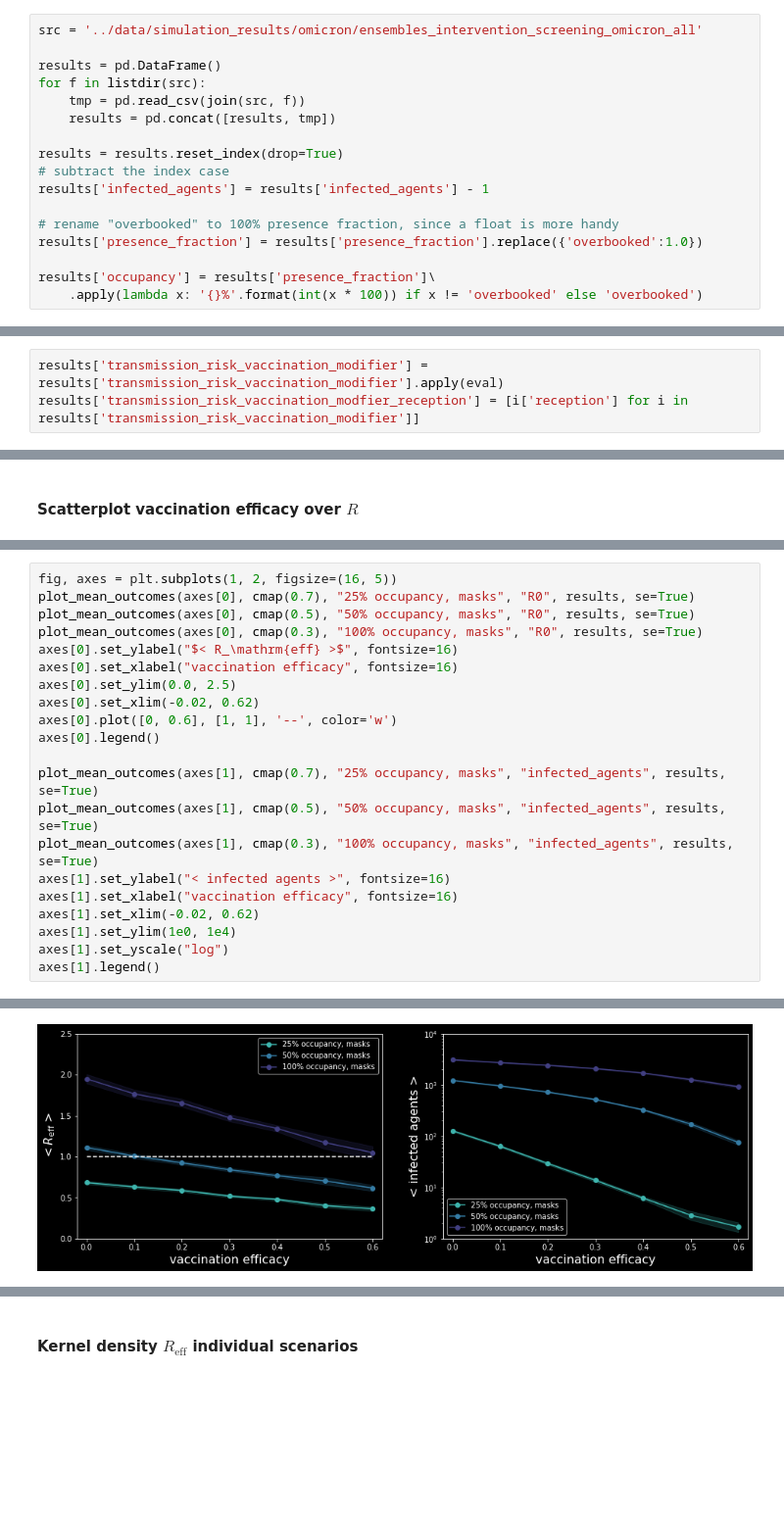
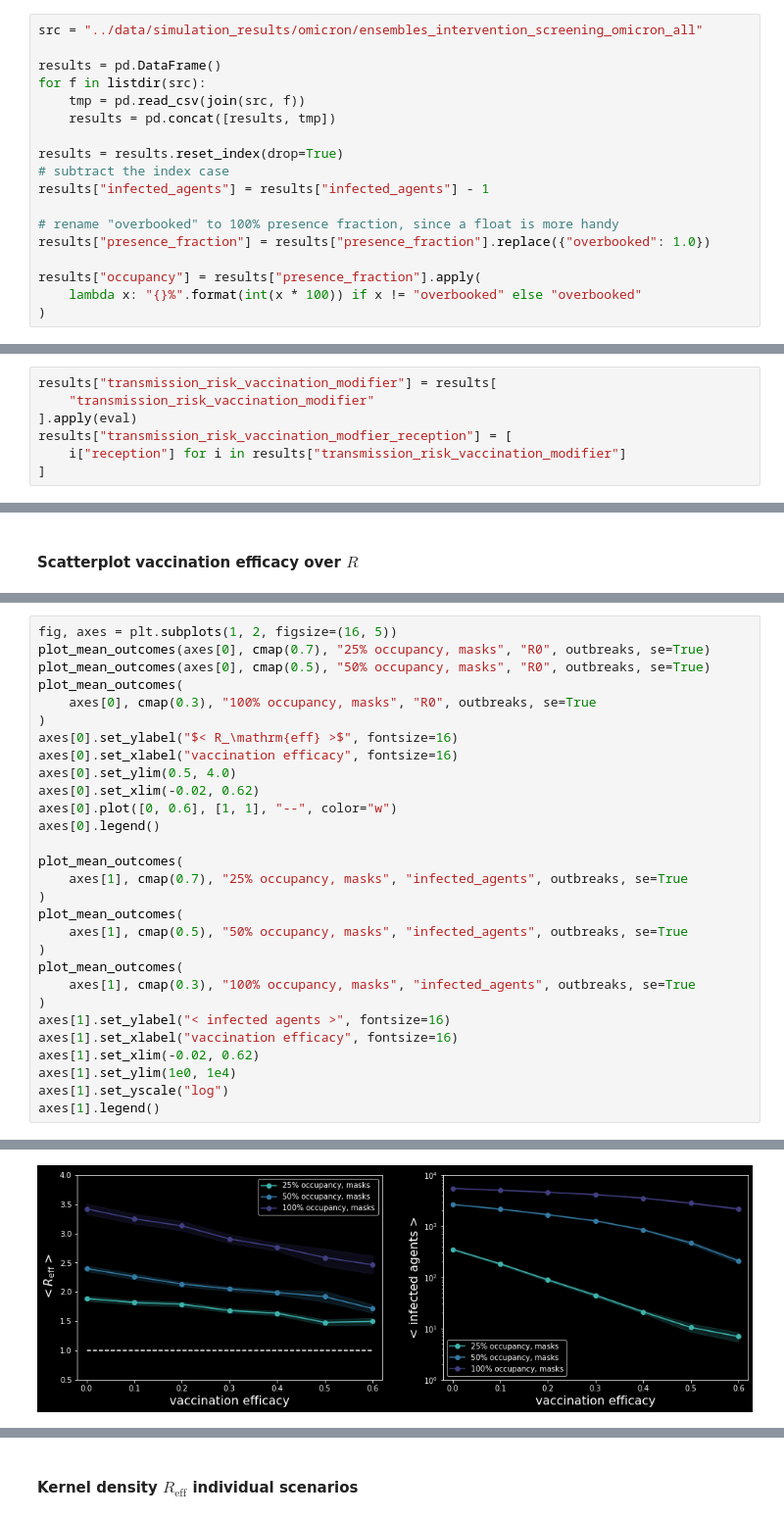
Before and after one commit to JanaLasser/uni_SEIRX, a Jupyter notebook: code/analysis_intervention_measures.ipynb, the cells around one changed output, grey strips where cells are left out. Shown: that part at 98% size. Cells and saved outputs as stored; diff of their text form; blank space fills up the shorter version.

Commit message:
black formatting

```diff
--- a/code/analysis_intervention_measures.ipynb
+++ b/code/analysis_intervention_measures.ipynb
@@ -255,7 +309,7 @@ maximum 97.0:
 # %% [markdown]
 ### All students
 # %%
-src = '../data/simulation_results/omicron/ensembles_intervention_screening_omicron_all'
+src = "../data/simulation_results/omicron/ensembles_intervention_screening_omicron_all"
 
 results = pd.DataFrame()
 for f in listdir(src):
@@ -264,11 +318,12 @@ for f in listdir(src):
 
 results = results.reset_index(drop=True)
 # subtract the index case
-results['infected_agents'] = results['infected_agents'] - 1
+results["infected_agents"] = results["infected_agents"] - 1
 
 # rename "overbooked" to 100% presence fraction, since a float is more handy
-results['presence_fraction'] = results['presence_fraction'].replace({'overbooked':1.0})
+results["presence_fraction"] = results["presence_fraction"].replace({"overbooked": 1.0})
 
-results['occupancy'] = results['presence_fraction']\
-    .apply(lambda x: '{}%'.format(int(x * 100)) if x != 'overbooked' else 'overbooked')
+results["occupancy"] = results["presence_fraction"].apply(
+    lambda x: "{}%".format(int(x * 100)) if x != "overbooked" else "overbooked"
+)
 # %%
@@ -307,5 +368,9 @@ results.loc[(1, 1, 1), 'scenario'] = '100% occupancy, masks'
 results = results.reset_index()
 # %%
-results['transmission_risk_vaccination_modifier'] = results['transmission_risk_vaccination_modifier'].apply(eval)
-results['transmission_risk_vaccination_modfier_reception'] = [i['reception'] for i in  results['transmission_risk_vaccination_modifier']]
+results["transmission_risk_vaccination_modifier"] = results[
+    "transmission_risk_vaccination_modifier"
+].apply(eval)
+results["transmission_risk_vaccination_modfier_reception"] = [
+    i["reception"] for i in results["transmission_risk_vaccination_modifier"]
+]
 # %%
@@ -409,24 +516,32 @@ def plot_mean_outcomes(ax, color, scenario, outcome, df, se=False):
 # %%
 fig, axes = plt.subplots(1, 2, figsize=(16, 5))
-plot_mean_outcomes(axes[0], cmap(0.7), "25% occupancy, masks", "R0", results, se=True)
-plot_mean_outcomes(axes[0], cmap(0.5), "50% occupancy, masks", "R0", results, se=True)
-plot_mean_outcomes(axes[0], cmap(0.3), "100% occupancy, masks", "R0", results, se=True)
+plot_mean_outcomes(axes[0], cmap(0.7), "25% occupancy, masks", "R0", outbreaks, se=True)
+plot_mean_outcomes(axes[0], cmap(0.5), "50% occupancy, masks", "R0", outbreaks, se=True)
+plot_mean_outcomes(
+    axes[0], cmap(0.3), "100% occupancy, masks", "R0", outbreaks, se=True
+)
 axes[0].set_ylabel("$< R_\mathrm{eff} >$", fontsize=16)
 axes[0].set_xlabel("vaccination efficacy", fontsize=16)
-axes[0].set_ylim(0.0, 2.5)
+axes[0].set_ylim(0.5, 4.0)
 axes[0].set_xlim(-0.02, 0.62)
-axes[0].plot([0, 0.6], [1, 1], '--', color='w')
+axes[0].plot([0, 0.6], [1, 1], "--", color="w")
 axes[0].legend()
 
-plot_mean_outcomes(axes[1], cmap(0.7), "25% occupancy, masks", "infected_agents", results, se=True)
-plot_mean_outcomes(axes[1], cmap(0.5), "50% occupancy, masks", "infected_agents", results, se=True)
-plot_mean_outcomes(axes[1], cmap(0.3), "100% occupancy, masks", "infected_agents", results, se=True)
+plot_mean_outcomes(
+    axes[1], cmap(0.7), "25% occupancy, masks", "infected_agents", outbreaks, se=True
+)
+plot_mean_outcomes(
+    axes[1], cmap(0.5), "50% occupancy, masks", "infected_agents", outbreaks, se=True
+)
+plot_mean_outcomes(
+    axes[1], cmap(0.3), "100% occupancy, masks", "infected_agents", outbreaks, se=True
+)
 axes[1].set_ylabel("< infected agents >", fontsize=16)
 axes[1].set_xlabel("vaccination efficacy", fontsize=16)
 axes[1].set_xlim(-0.02, 0.62)
 axes[1].set_ylim(1e0, 1e4)
 axes[1].set_yscale("log")
 axes[1].legend()
 # %% [output]
 <matplotlib.legend.Legend at 0x...>
-[figure, old version]
+[figure, new version]
```
Also changed, not shown: parts of 29 cells of this notebook.
